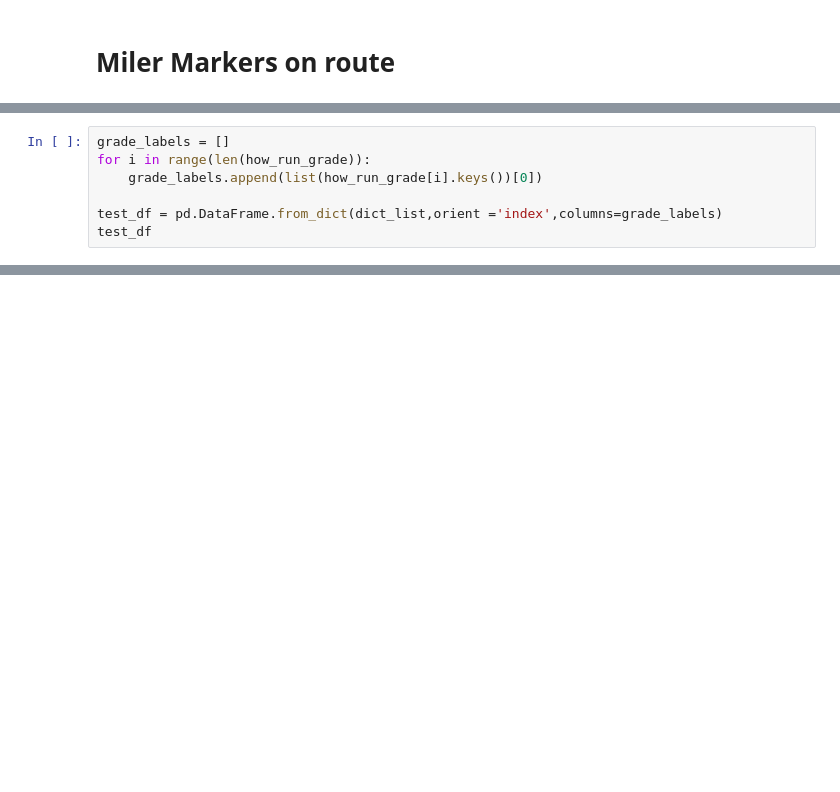
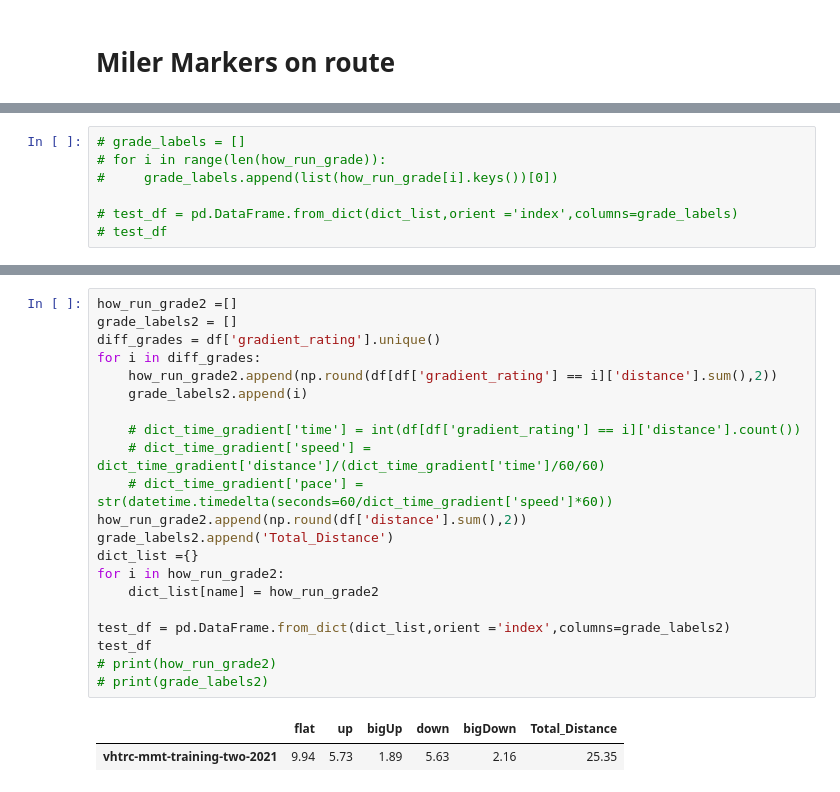
Before and after one commit to lrhf97/gpx_analysis, a Jupyter notebook: final_grade_analysis.ipynb, the cells around one changed output, grey strips where cells are left out. Cells and saved outputs as stored; diff of their text form; blank space fills up the shorter version.

```diff
--- a/final_grade_analysis.ipynb
+++ b/final_grade_analysis.ipynb
@@ -288,7 +373,7 @@ dict_list
 # %%
-grade_labels = []
-for i in range(len(how_run_grade)):
-    grade_labels.append(list(how_run_grade[i].keys())[0])
+# grade_labels = []
+# for i in range(len(how_run_grade)):
+#     grade_labels.append(list(how_run_grade[i].keys())[0])
 
-test_df = pd.DataFrame.from_dict(dict_list,orient ='index',columns=grade_labels)
-test_df
+# test_df = pd.DataFrame.from_dict(dict_list,orient ='index',columns=grade_labels)
+# test_df
@@ -297,0 +380,24 @@ test_df
+# %%
+how_run_grade2 =[]
+grade_labels2 = []
+diff_grades = df['gradient_rating'].unique()
+for i in diff_grades:
+    how_run_grade2.append(np.round(df[df['gradient_rating'] == i]['distance'].sum(),2))
+    grade_labels2.append(i)
+
+    # dict_time_gradient['time'] = int(df[df['gradient_rating'] == i]['distance'].count())
+    # dict_time_gradient['speed'] = dict_time_gradient['distance']/(dict_time_gradient['time']/60/60)
+    # dict_time_gradient['pace'] = str(datetime.timedelta(seconds=60/dict_time_gradient['speed']*60))
+how_run_grade2.append(np.round(df['distance'].sum(),2))
+grade_labels2.append('Total_Distance')
+dict_list ={}
+for i in how_run_grade2:
+    dict_list[name] = how_run_grade2
+
+test_df = pd.DataFrame.from_dict(dict_list,orient ='index',columns=grade_labels2)
+test_df
+# print(how_run_grade2)
+# print(grade_labels2)
+# %% [output]
+|  | flat | up | bigUp | down | bigDown | Total_Distance |
+| vhtrc-mmt-training-two-2021 | 9.94 | 5.73 | 1.89 | 5.63 | 2.16 | 25.35 |
```
Also changed, not shown: parts of 17 cells of this notebook, 24 other files.
